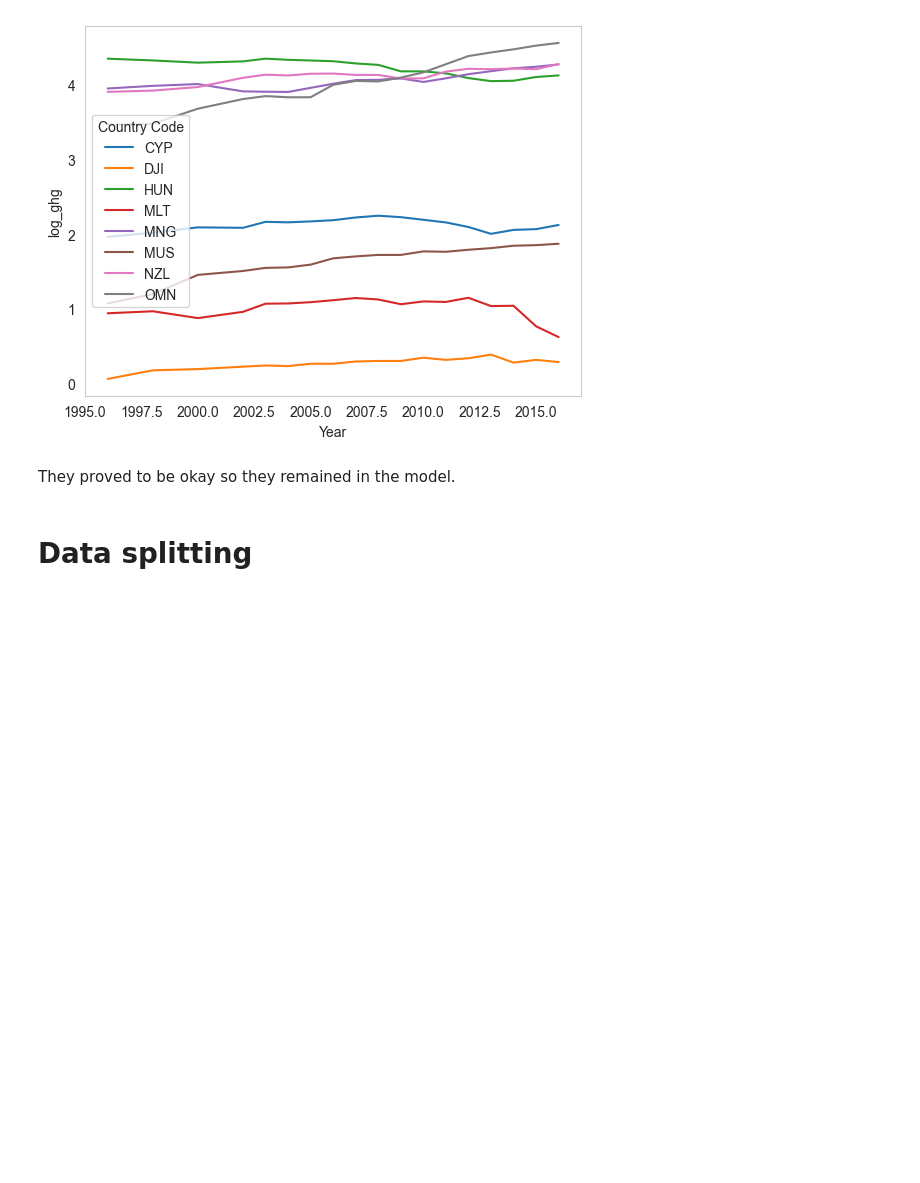
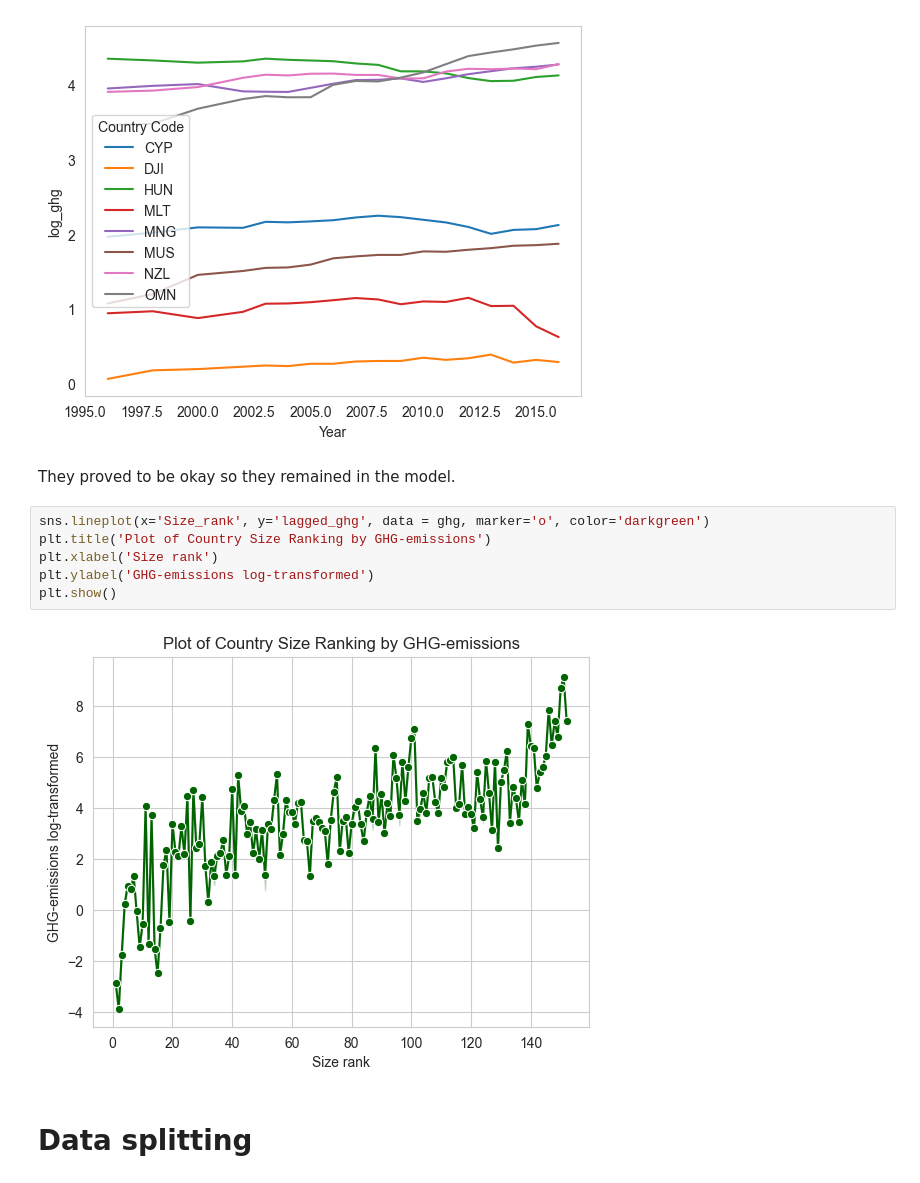
Before and after one commit to marcbarc19/DataScienceExam, a Jupyter notebook: ghg-modelling.ipynb, the cells around one changed output. Cells and saved outputs as stored; diff of their text form; blank space fills up the shorter version.

Commit message:
plot changes

```diff
--- a/ghg-modelling.ipynb
+++ b/ghg-modelling.ipynb
@@ -853,6 +853,14 @@ sns.lineplot(x='Year', y='log_ghg', data= data, hue = 'Country Code')
 [figure]
 # %% [markdown]
 They proved to be okay so they remained in the model.
+# %%
+sns.lineplot(x='Size_rank', y='lagged_ghg', data = ghg, marker='o', color='darkgreen')
+plt.title('Plot of Country Size Ranking by GHG-emissions')
+plt.xlabel('Size rank')
+plt.ylabel('GHG-emissions log-transformed')
+plt.show()
+# %% [output]
+[figure, added]
 # %% [markdown]
 # Data splitting
 # %%
```
